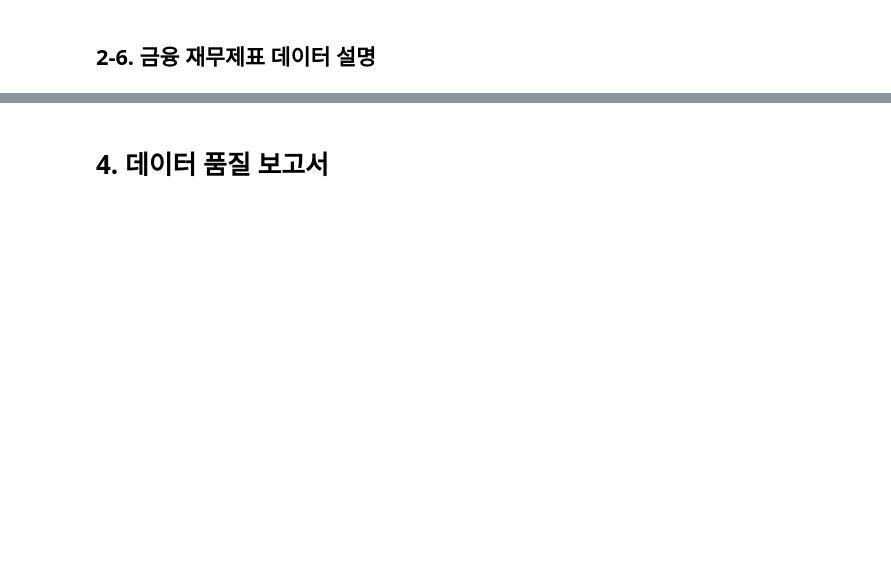
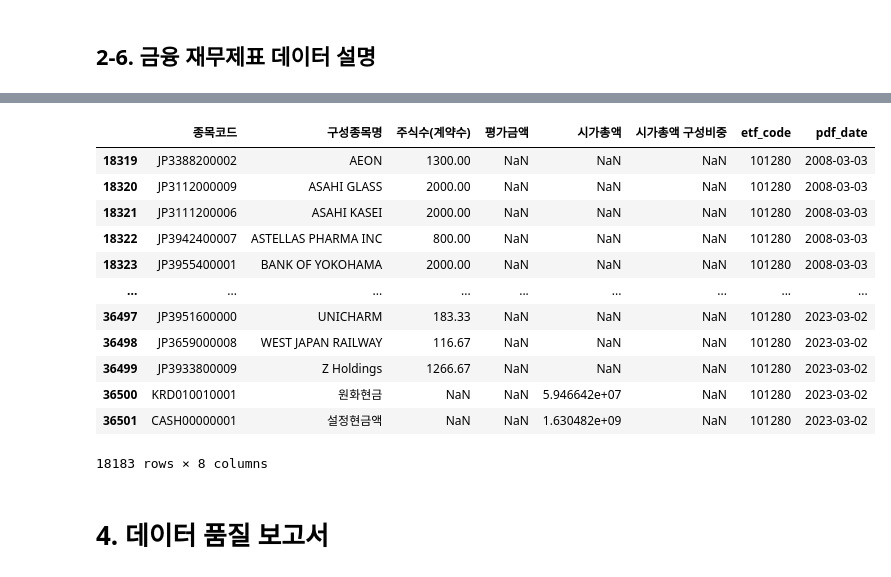
Before and after one commit to Ryong1998/snowball, a Jupyter notebook: 2_Data_Preparation.ipynb, the cells around one changed output, grey strips where cells are left out. Drawn from its saved outputs; the diff is of its cells as text; code cells hidden in the pictures; blank space fills up the shorter version.

```diff
--- a/2_Data_Preparation.ipynb
+++ b/2_Data_Preparation.ipynb
@@ -1077,2 +1609,18 @@ df_BS.to_pickle('/content/drive/MyDrive/snowball/data/After_raw/df_BS.pkl')
+# %%
+df_pdf_files.loc[df_pdf_files['etf_code']==101280,:]
+# %% [output]
+|  | 종목코드 | 구성종목명 | 주식수(계약수) | 평가금액 | 시가총액 | 시가총액 구성비중 | etf_code | pdf_date |
+| 18319 | JP3388200002 | AEON | 1300.00 | NaN | NaN | NaN | 101280 | 2008-03-03 |
+| 18320 | JP3112000009 | ASAHI GLASS | 2000.00 | NaN | NaN | NaN | 101280 | 2008-03-03 |
+| 18321 | JP3111200006 | ASAHI KASEI | 2000.00 | NaN | NaN | NaN | 101280 | 2008-03-03 |
+| 18322 | JP3942400007 | ASTELLAS PHARMA INC | 800.00 | NaN | NaN | NaN | 101280 | 2008-03-03 |
+| 18323 | JP3955400001 | BANK OF YOKOHAMA | 2000.00 | NaN | NaN | NaN | 101280 | 2008-03-03 |
+| ... | ... | ... | ... | ... | ... | ... | ... | ... |
+| 36497 | JP3951600000 | UNICHARM | 183.33 | NaN | NaN | NaN | 101280 | 2023-03-02 |
+| 36498 | JP3659000008 | WEST JAPAN RAILWAY | 116.67 | NaN | NaN | NaN | 101280 | 2023-03-02 |
+| 36499 | JP3933800009 | Z Holdings | 1266.67 | NaN | NaN | NaN | 101280 | 2023-03-02 |
+| 36500 | KRD010010001 | 원화현금 | NaN | NaN | 5.946642e+07 | NaN | 101280 | 2023-03-02 |
+| 36501 | CASH00000001 | 설정현금액 | NaN | NaN | 1.630482e+09 | NaN | 101280 | 2023-03-02 |
+18183 rows × 8 columns
 # %% [markdown]
 # 4. 데이터 품질 보고서
```
Also changed, not shown: parts of 95 cells of this notebook.
